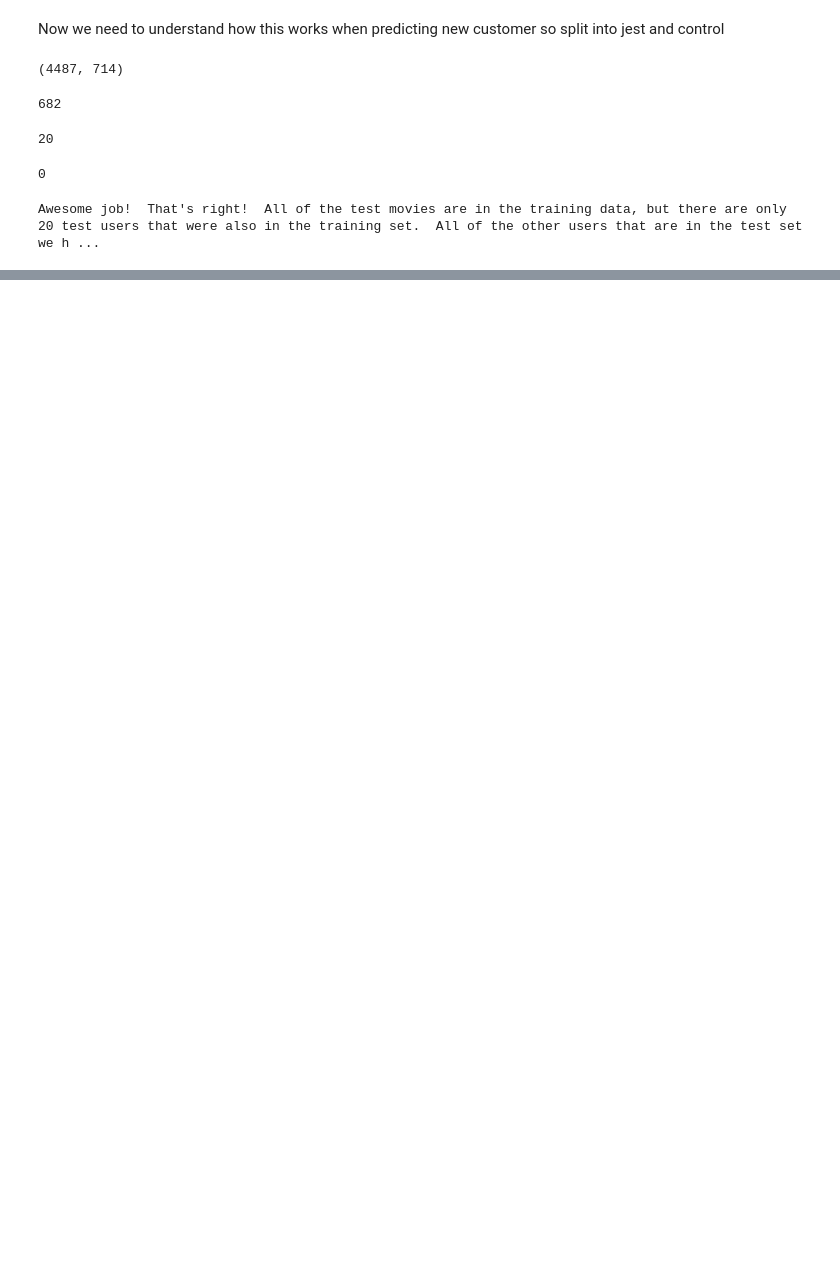
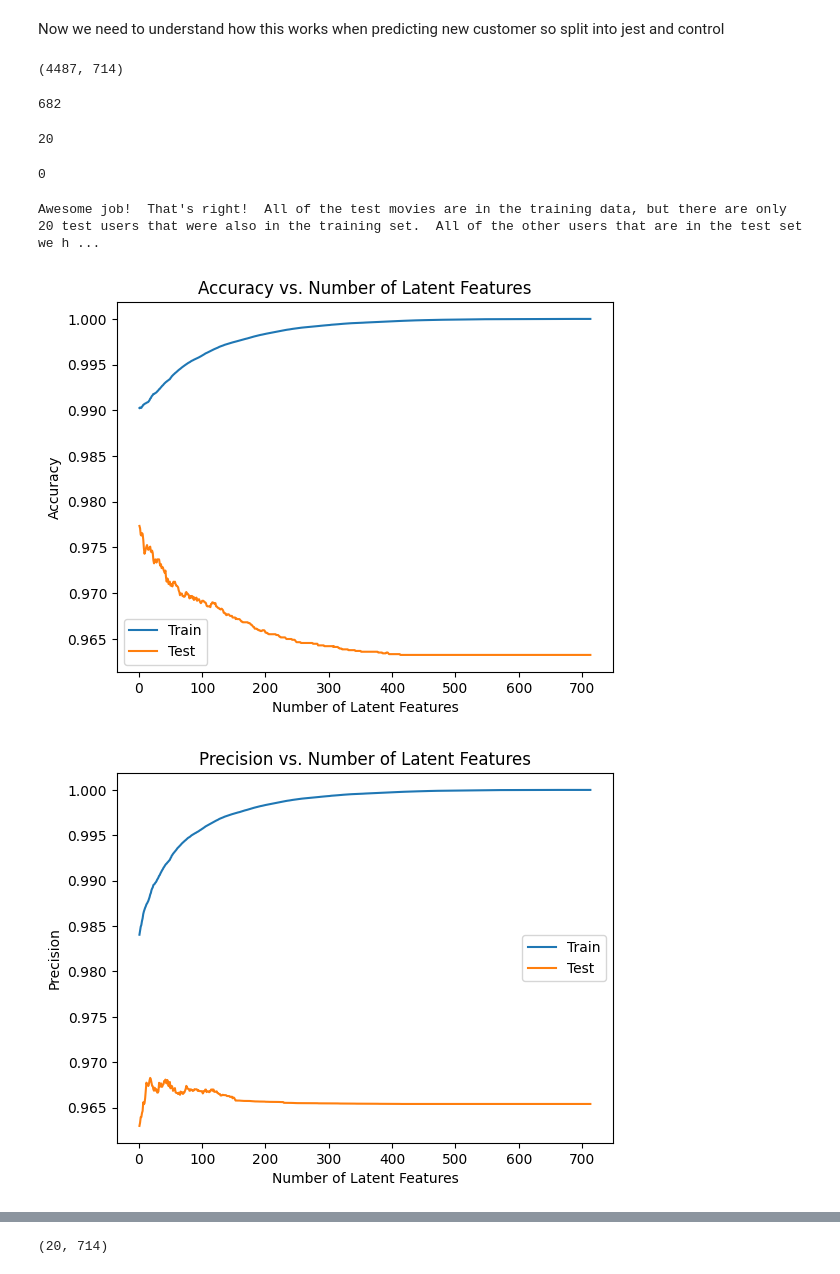
Before and after one commit to Benedictgr97/Recommendation-system, a Jupyter notebook: Recommendations_with_IBM.ipynb, the cells around one changed output, grey strips where cells are left out. Drawn from its saved outputs; the diff is of its cells as text; code cells hidden in the pictures; blank space fills up the shorter version.

```diff
--- a/Recommendations_with_IBM.ipynb
+++ b/Recommendations_with_IBM.ipynb
@@ -667,14 +672,0 @@ train_columns_bool = user_item_matrix_train.columns.isin(test_art)
-# %%
-num_latent_feats = []
-accuracy = []
-
-for i in range(1,len(s)):
-
-    s_cut, u_cut, vt_cut = np.diag(s[:i]), u[:, :i], vt[:i, :]
-
-    user_item_est = np.around(np.dot(np.dot(u_cut, s_cut), vt_cut))
-
-    accuracy_pre = accuracy_score(user_items_views_matrix.to_numpy().flatten(), user_item_est.flatten())
-
-    accuracy.append(accuracy_pre)
-    num_latent_feats.append(i)
@@ -705,0 +673,12 @@ for i in range(1,len(s_train)):
+# %%
+# User IDs and rows that are in both test and train sets
+row_user_ids = user_item_matrix_train.index.isin(user_item_matrix_test.index)
+u_test = u_train[row_user_ids, :]
+
+# Columns that are in both test and train sets
+col_ids = user_item_matrix_train.columns.isin(user_item_matrix_test.columns)
+vt_test = vt_train[:, col_ids]
+
+# create test data
+row_idxs_2 = user_item_matrix_test.index.isin(user_item_matrix_train.index)
+sub_user_item_test = user_item_matrix_test.loc[row_idxs_2]
@@ -705,0 +713,22 @@ for i in range(1,len(s_train)):
+# %%
+# Define the metrics and their corresponding data
+metrics = {
+    'Accuracy': (acc_train, acc_test),
+    'Precision': (prec_train, prec_test),
+    'Recall': (rec_train, rec_test),
+    'F1 Score': (f1_train, f1_test)
+}
+
+# Plot each metric
+for metric_name, (train_data, test_data) in metrics.items():
+    plt.figure()
+    plt.plot(num_latent_feats, train_data, label='Train')
+    plt.plot(num_latent_feats, test_data, label='Test')
+    plt.xlabel('Number of Latent Features')
+    plt.ylabel(metric_name)
+    plt.title(f'{metric_name} vs. Number of Latent Features')
+    plt.legend()
+    plt.show()
+# %% [output]
+[figure, added]
+[figure, added]
@@ -705,0 +737,4 @@ for i in range(1,len(s_train)):
+# %%
+user_item_train_est[train_shared_row][:, train_columns_bool].shape
+# %% [output]
+(20, 714)
```
Also changed, not shown: parts of 7 cells of this notebook.
